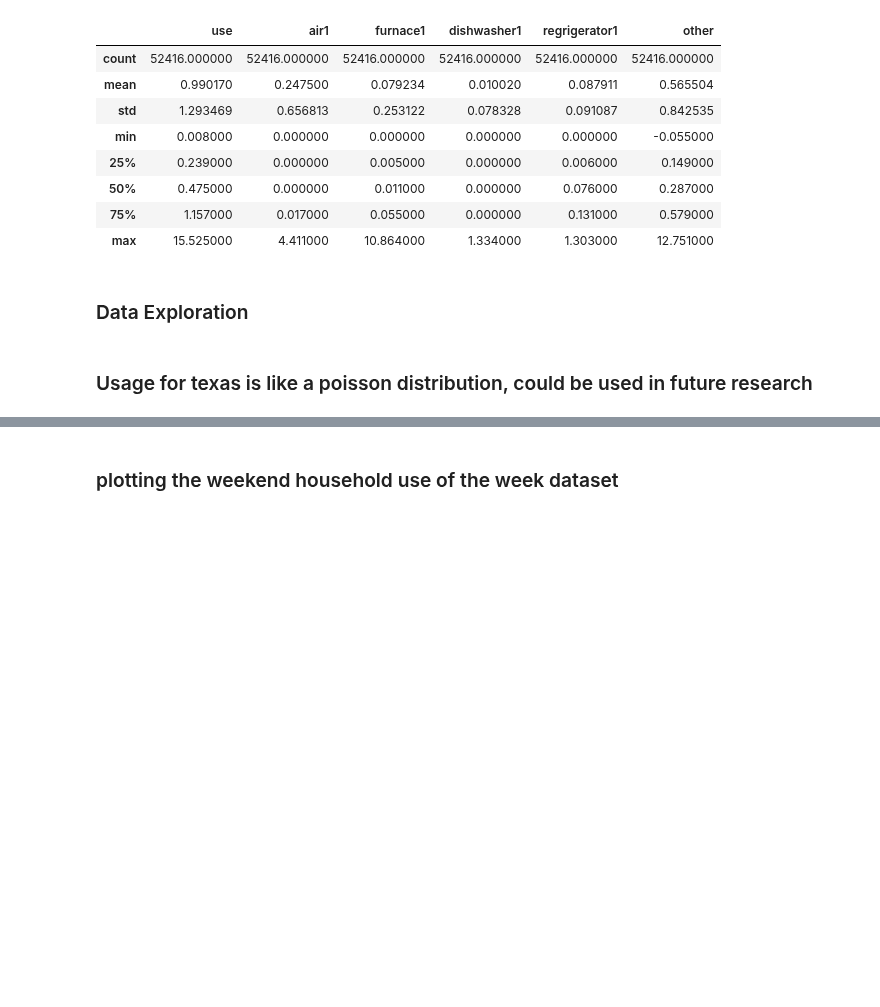
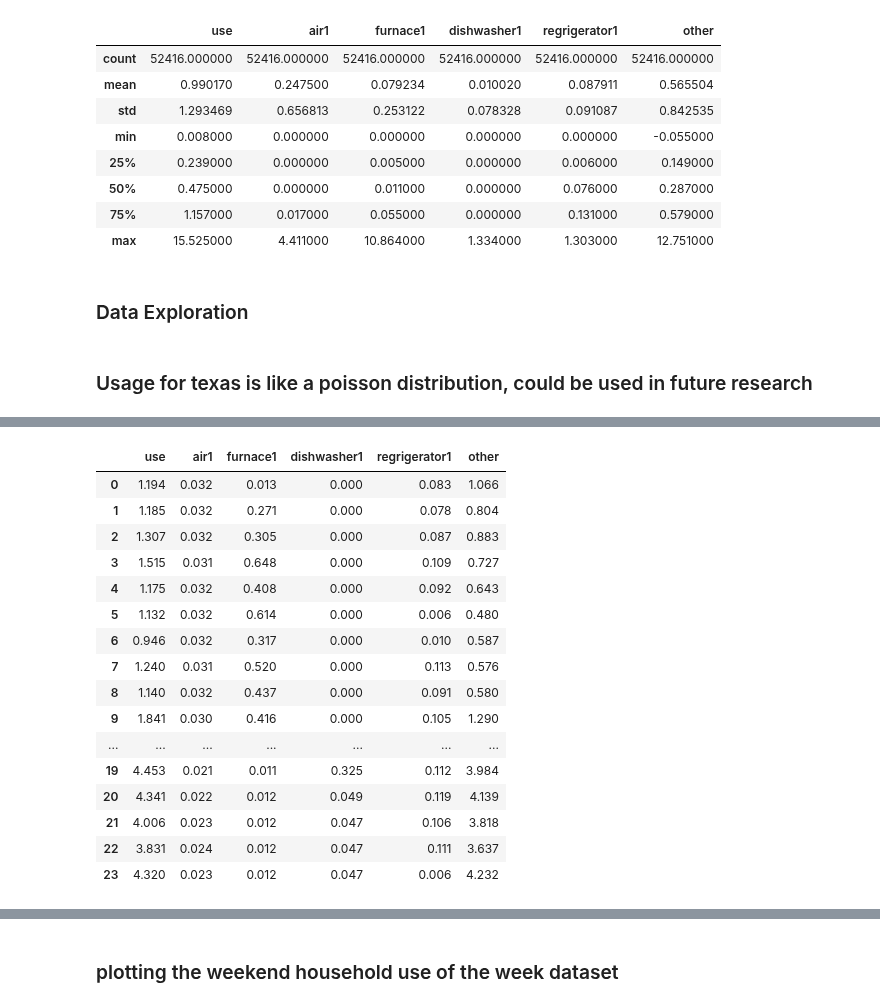
Before and after one commit to bondxue/Discriminative-Sparse-Coding-for-Energy-Disaggregation, a Jupyter notebook: dataprocess.ipynb, the cells around one changed output, grey strips where cells are left out. Drawn from its saved outputs; the diff is of its cells as text; code cells hidden in the pictures; blank space fills up the shorter version.

```diff
--- a/dataprocess.ipynb
+++ b/dataprocess.ipynb
@@ -314,0 +302,32 @@ plt.legend()
+# %%
+from plotly.offline import download_plotlyjs, init_notebook_mode, plot, iplot
+# to get the connection
+init_notebook_mode(connected = True)
+
+# plotly also serves online,
+# but we are using just a sample
+cf.go_offline
+
+df_test = df.copy()
+df_test.drop('localhour', axis=1, inplace=True)
+hours = 24*7
+
+df_plot = df_test[0:24].reset_index(drop=True)
+# %% [output]
+|  | use | air1 | furnace1 | dishwasher1 | regrigerator1 | other |
+| 0 | 1.194 | 0.032 | 0.013 | 0.000 | 0.083 | 1.066 |
+| 1 | 1.185 | 0.032 | 0.271 | 0.000 | 0.078 | 0.804 |
+| 2 | 1.307 | 0.032 | 0.305 | 0.000 | 0.087 | 0.883 |
+| 3 | 1.515 | 0.031 | 0.648 | 0.000 | 0.109 | 0.727 |
+| 4 | 1.175 | 0.032 | 0.408 | 0.000 | 0.092 | 0.643 |
+| 5 | 1.132 | 0.032 | 0.614 | 0.000 | 0.006 | 0.480 |
+| 6 | 0.946 | 0.032 | 0.317 | 0.000 | 0.010 | 0.587 |
+| 7 | 1.240 | 0.031 | 0.520 | 0.000 | 0.113 | 0.576 |
+| 8 | 1.140 | 0.032 | 0.437 | 0.000 | 0.091 | 0.580 |
+| 9 | 1.841 | 0.030 | 0.416 | 0.000 | 0.105 | 1.290 |
+| ... | ... | ... | ... | ... | ... | ... |
+| 19 | 4.453 | 0.021 | 0.011 | 0.325 | 0.112 | 3.984 |
+| 20 | 4.341 | 0.022 | 0.012 | 0.049 | 0.119 | 4.139 |
+| 21 | 4.006 | 0.023 | 0.012 | 0.047 | 0.106 | 3.818 |
+| 22 | 3.831 | 0.024 | 0.012 | 0.047 | 0.111 | 3.637 |
+| 23 | 4.320 | 0.023 | 0.012 | 0.047 | 0.006 | 4.232 |
```
Also changed, not shown: parts of 14 cells of this notebook.
